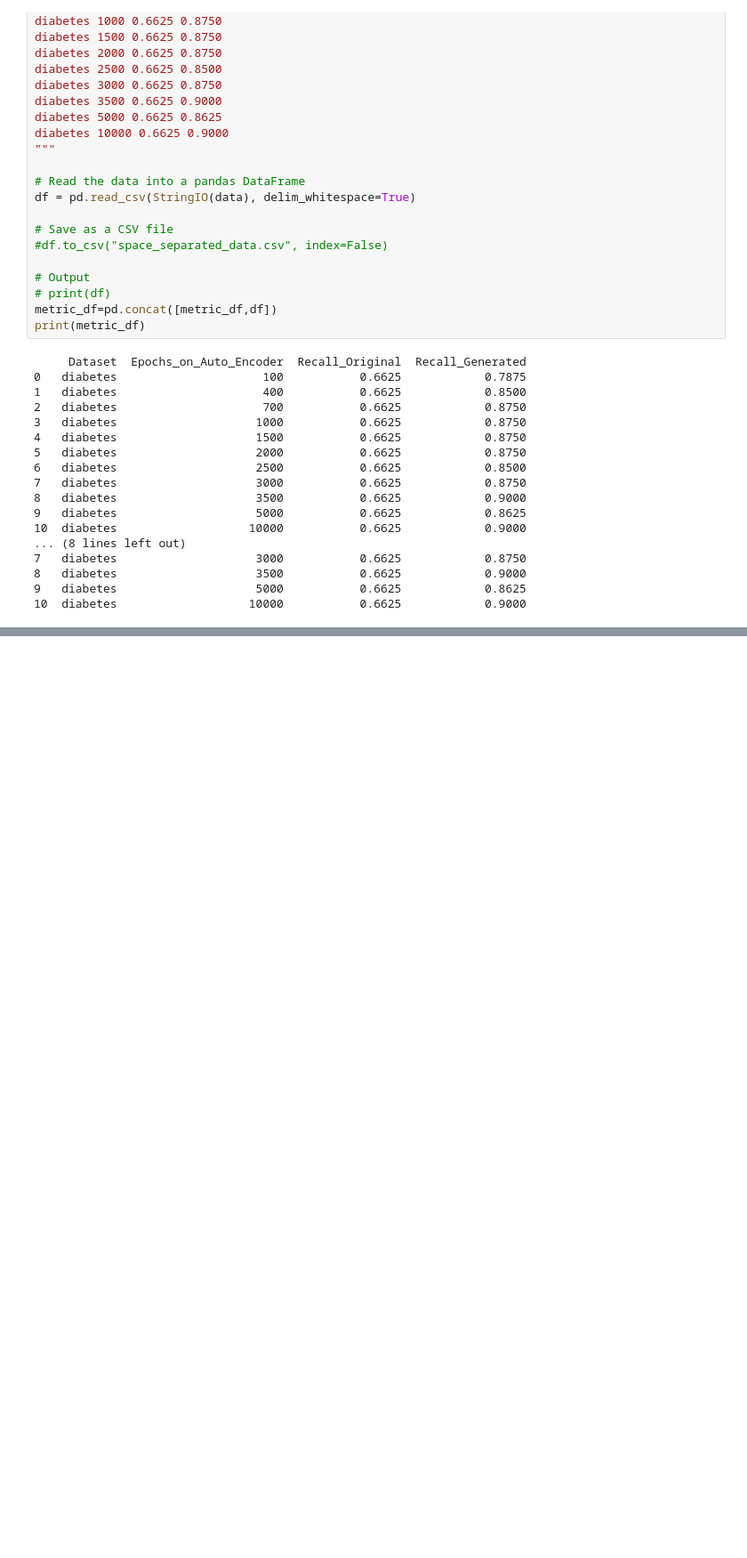
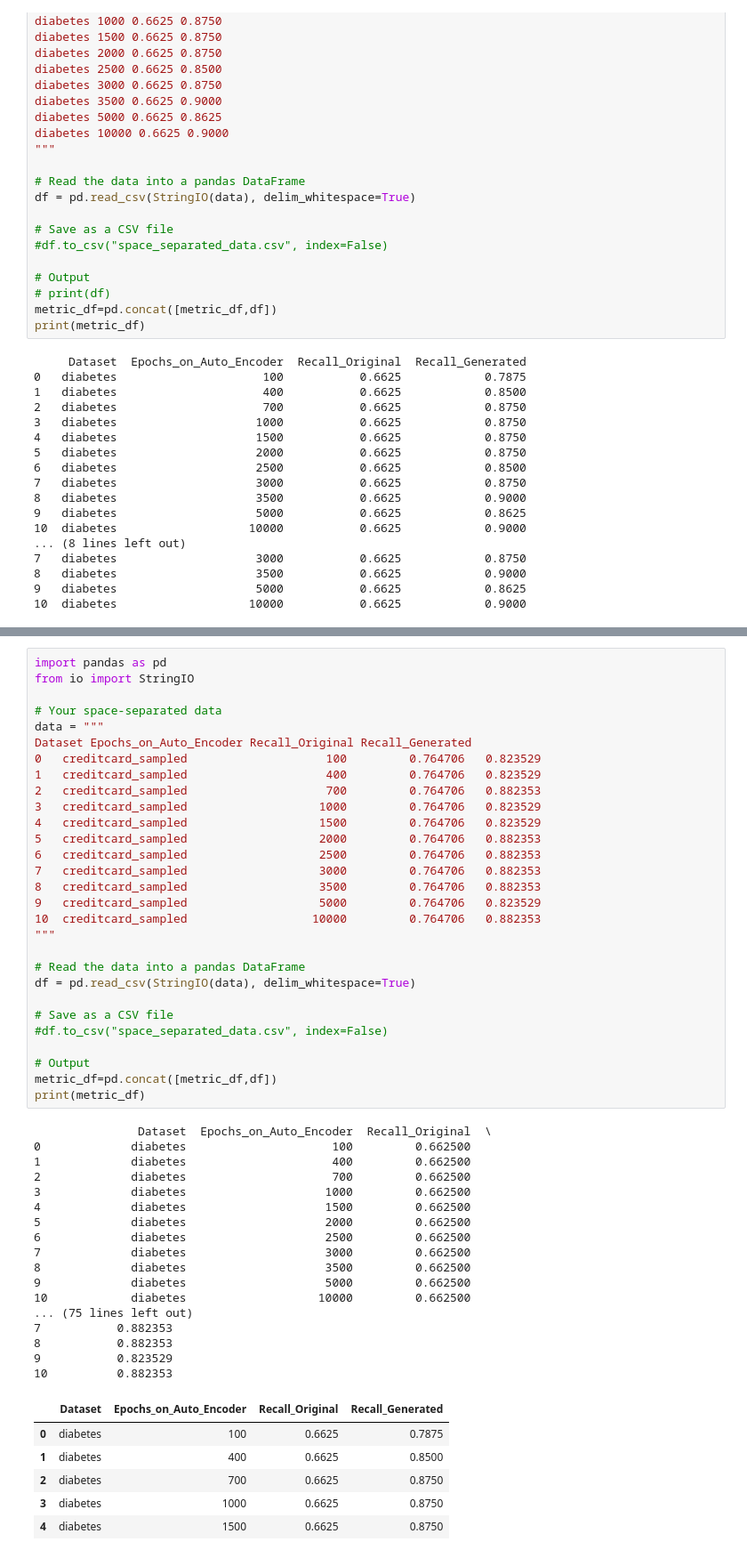
Before and after one commit to Doomsdayclock8/Data_Augmentation, a Jupyter notebook: Notebooks/L4_T2 Thesis Results/Tawfique/Auto_Diff_Forest_epoch_variation.ipynb, the cells around one changed output, grey strips where cells are left out. Shown: that part at 89% size. Cells and saved outputs as stored; diff of their text form; blank space fills up the shorter version.

```diff
--- a/Notebooks/L4_T2 Thesis Results/Tawfique/Auto_Diff_Forest_epoch_variation.ipynb
+++ b/Notebooks/L4_T2 Thesis Results/Tawfique/Auto_Diff_Forest_epoch_variation.ipynb
@@ -1437,0 +1565,53 @@ print(metric_df)
+# %%
+import pandas as pd
+from io import StringIO
+
+# Your space-separated data
+data = """
+Dataset Epochs_on_Auto_Encoder Recall_Original Recall_Generated
+0   creditcard_sampled                    100         0.764706   0.823529
+1   creditcard_sampled                    400         0.764706   0.823529
+2   creditcard_sampled                    700         0.764706   0.882353
+3   creditcard_sampled                   1000         0.764706   0.823529
+4   creditcard_sampled                   1500         0.764706   0.823529
+5   creditcard_sampled                   2000         0.764706   0.882353
+6   creditcard_sampled                   2500         0.764706   0.882353
+7   creditcard_sampled                   3000         0.764706   0.882353
+8   creditcard_sampled                   3500         0.764706   0.882353
+9   creditcard_sampled                   5000         0.764706   0.823529
+10  creditcard_sampled                  10000         0.764706   0.882353
+"""
+
+# Read the data into a pandas DataFrame
+df = pd.read_csv(StringIO(data), delim_whitespace=True)
+
+# Save as a CSV file
+#df.to_csv("space_separated_data.csv", index=False)
+
+# Output
+metric_df=pd.concat([metric_df,df])
+print(metric_df)
+# %% [output]
+               Dataset  Epochs_on_Auto_Encoder  Recall_Original  \
+0             diabetes                     100         0.662500
+1             diabetes                     400         0.662500
+2             diabetes                     700         0.662500
+3             diabetes                    1000         0.662500
+4             diabetes                    1500         0.662500
+5             diabetes                    2000         0.662500
+6             diabetes                    2500         0.662500
+7             diabetes                    3000         0.662500
+8             diabetes                    3500         0.662500
+9             diabetes                    5000         0.662500
+10            diabetes                   10000         0.662500
+... (75 lines left out)
+7           0.882353
+8           0.882353
+9           0.823529
+10          0.882353
+|  | Dataset | Epochs_on_Auto_Encoder | Recall_Original | Recall_Generated |
+| 0 | diabetes | 100 | 0.6625 | 0.7875 |
+| 1 | diabetes | 400 | 0.6625 | 0.8500 |
+| 2 | diabetes | 700 | 0.6625 | 0.8750 |
+| 3 | diabetes | 1000 | 0.6625 | 0.8750 |
+| 4 | diabetes | 1500 | 0.6625 | 0.8750 |
```
Also changed, not shown: parts of 5 cells of this notebook, 1 other file.
